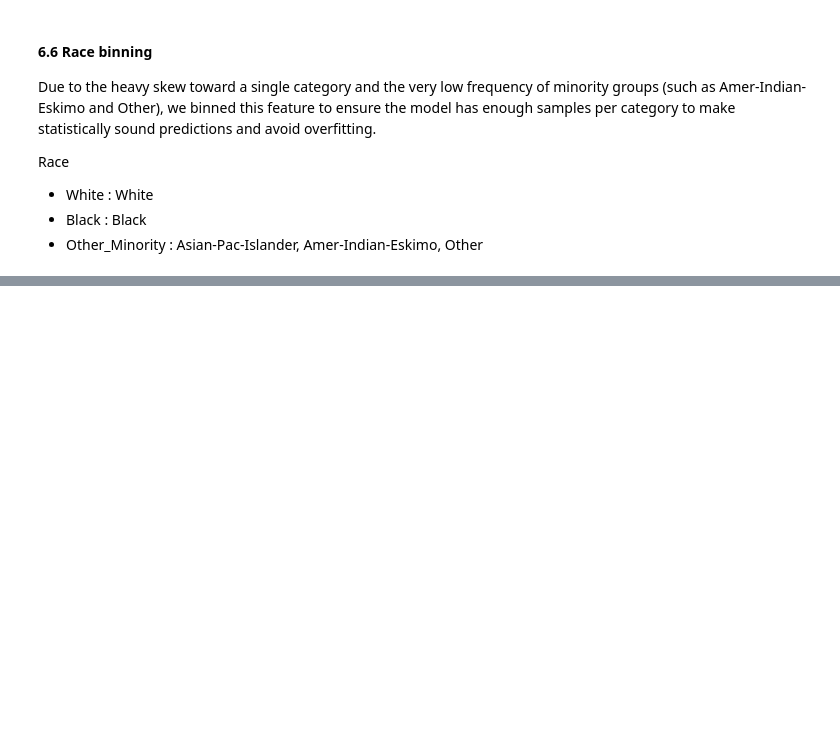
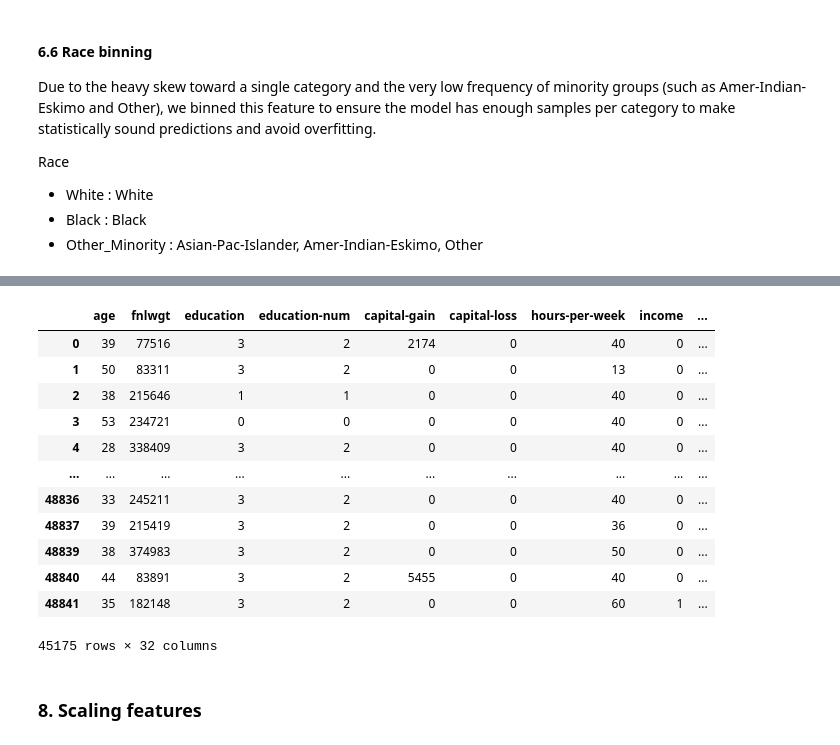
Before and after one commit to nadukayomal/predict-adult-income, a Jupyter notebook: EDA/1_cleanning.ipynb, the cells around one changed output, grey strips where cells are left out. Saved outputs shown, nothing was run; the diff lists cells and outputs as text; code cells hidden in the pictures; blank space fills up the shorter version.

```diff
--- a/EDA/1_cleanning.ipynb
+++ b/EDA/1_cleanning.ipynb
@@ -615,0 +718,39 @@ df_cp['race'] = df_cp['race'].apply(binning_race)
+# %%
+workclass_dummies = pd.get_dummies(df_cp['workclass'], prefix="workclass", dtype=int)
+marital_dummies = pd.get_dummies(df_cp['marital-status'], prefix="marital", dtype=int)
+occupation_dummies = pd.get_dummies(df_cp['occupation'], prefix="occupation", dtype=int)
+relationship_dummies = pd.get_dummies(df_cp['relationship'], prefix="relationship", dtype=int)
+race_dummies = pd.get_dummies(df_cp['race'], prefix="race", dtype=int)
+sex_dummies = pd.get_dummies(df_cp['sex'], prefix="sex", dtype=int)
+country_dummies = pd.get_dummies(df_cp['native-country'], prefix="country", dtype=int)
+# %%
+df_encoded = pd.concat([
+    df_cp,
+    workclass_dummies,
+    marital_dummies,
+    occupation_dummies,
+    relationship_dummies,
+    race_dummies,
+    sex_dummies,
+    country_dummies
+], axis=1)
+# %%
+df_encoded.drop(columns=nominal_features, inplace=True)
+# %%
+df_encoded
+# %% [output]
+|  | age | fnlwgt | education | education-num | capital-gain | capital-loss | hours-per-week | income | ... |
+| 0 | 39 | 77516 | 3 | 2 | 2174 | 0 | 40 | 0 | ... |
+| 1 | 50 | 83311 | 3 | 2 | 0 | 0 | 13 | 0 | ... |
+| 2 | 38 | 215646 | 1 | 1 | 0 | 0 | 40 | 0 | ... |
+| 3 | 53 | 234721 | 0 | 0 | 0 | 0 | 40 | 0 | ... |
+| 4 | 28 | 338409 | 3 | 2 | 0 | 0 | 40 | 0 | ... |
+| ... | ... | ... | ... | ... | ... | ... | ... | ... | ... |
+| 48836 | 33 | 245211 | 3 | 2 | 0 | 0 | 40 | 0 | ... |
+| 48837 | 39 | 215419 | 3 | 2 | 0 | 0 | 36 | 0 | ... |
+| 48839 | 38 | 374983 | 3 | 2 | 0 | 0 | 50 | 0 | ... |
+| 48840 | 44 | 83891 | 3 | 2 | 5455 | 0 | 40 | 0 | ... |
+| 48841 | 35 | 182148 | 3 | 2 | 0 | 0 | 60 | 1 | ... |
+45175 rows × 32 columns
+# %% [markdown]
+### 8. Scaling features
```
Also changed, not shown: parts of 17 cells of this notebook, 1 other file.
